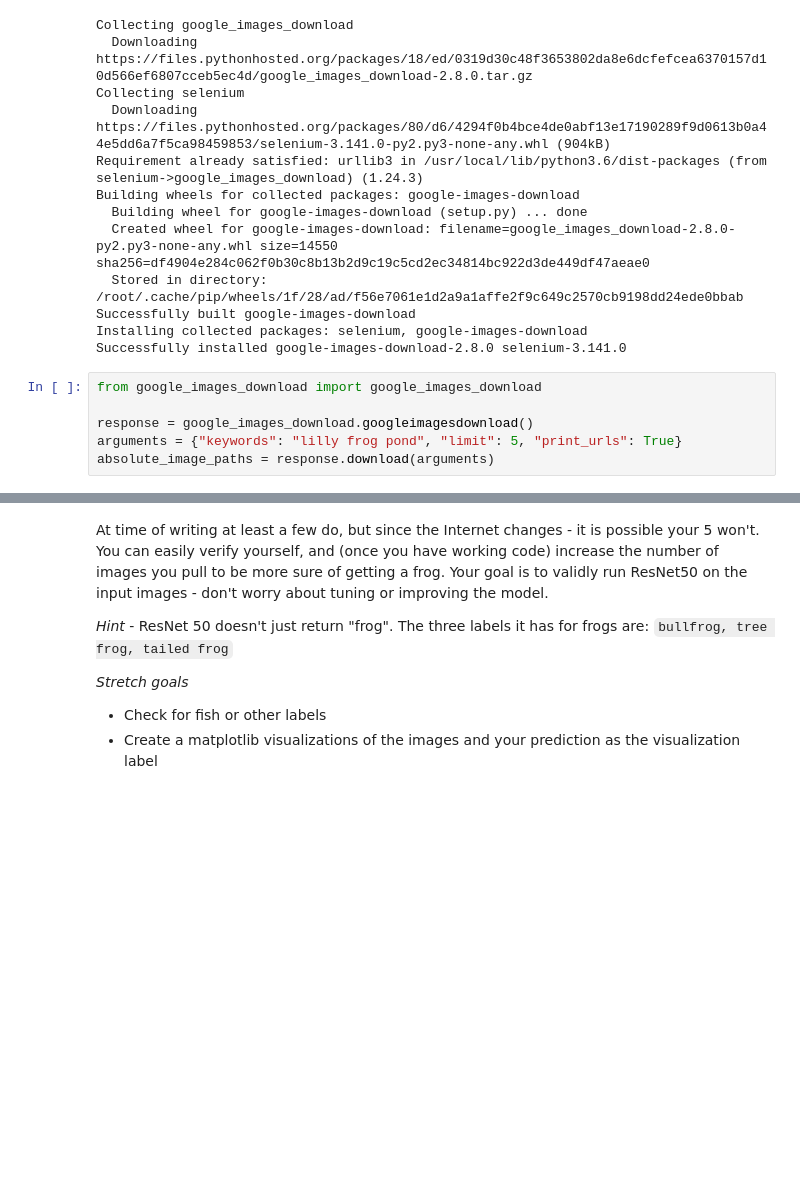
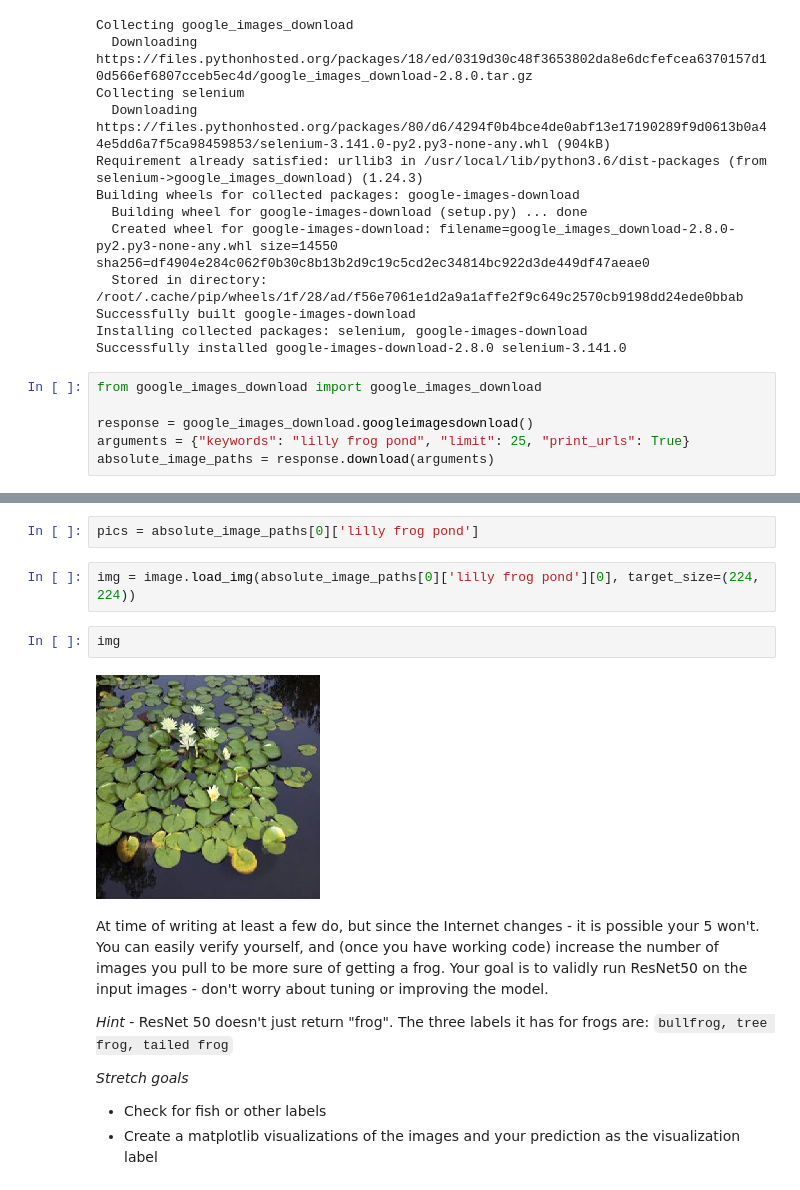
Before and after one commit to matthew-sessions/Neural_Net_Last_SC, a Jupyter notebook: LS_DS_Uni_4_Sprint_3_Challenge.ipynb, the cells around one changed output, grey strips where cells are left out. Saved outputs shown, nothing was run; the diff lists cells and outputs as text; blank space fills up the shorter version.

```diff
--- a/LS_DS_Uni_4_Sprint_3_Challenge.ipynb
+++ b/LS_DS_Uni_4_Sprint_3_Challenge.ipynb
@@ -190,7 +190,7 @@ Successfully installed google-images-download-2.8.0 selenium-3.141.0
 from google_images_download import google_images_download
 
 response = google_images_download.googleimagesdownload()
-arguments = {"keywords": "lilly frog pond", "limit": 5, "print_urls": True}
+arguments = {"keywords": "lilly frog pond", "limit": 25, "print_urls": True}
 absolute_image_paths = response.download(arguments)
 # %% [output]
 Item no.: 1 --> Item name = lilly frog pond
@@ -211,3 +233,11 @@ Errors: 0
+# %%
+pics = absolute_image_paths[0]['lilly frog pond']
+# %%
+img = image.load_img(absolute_image_paths[0]['lilly frog pond'][0], target_size=(224, 224))
+# %%
+img
+# %% [output]
+[figure, added]
 # %% [markdown]
 At time of writing at least a few do, but since the Internet changes - it is possible your 5 won't. You can easily verify yourself, and (once you have working code) increase the number of images you pull to be more sure of getting a frog. Your goal is to validly run ResNet50 on the input images - don't worry about tuning or improving the model.
 
```
Also changed, not shown: parts of 10 cells of this notebook.
